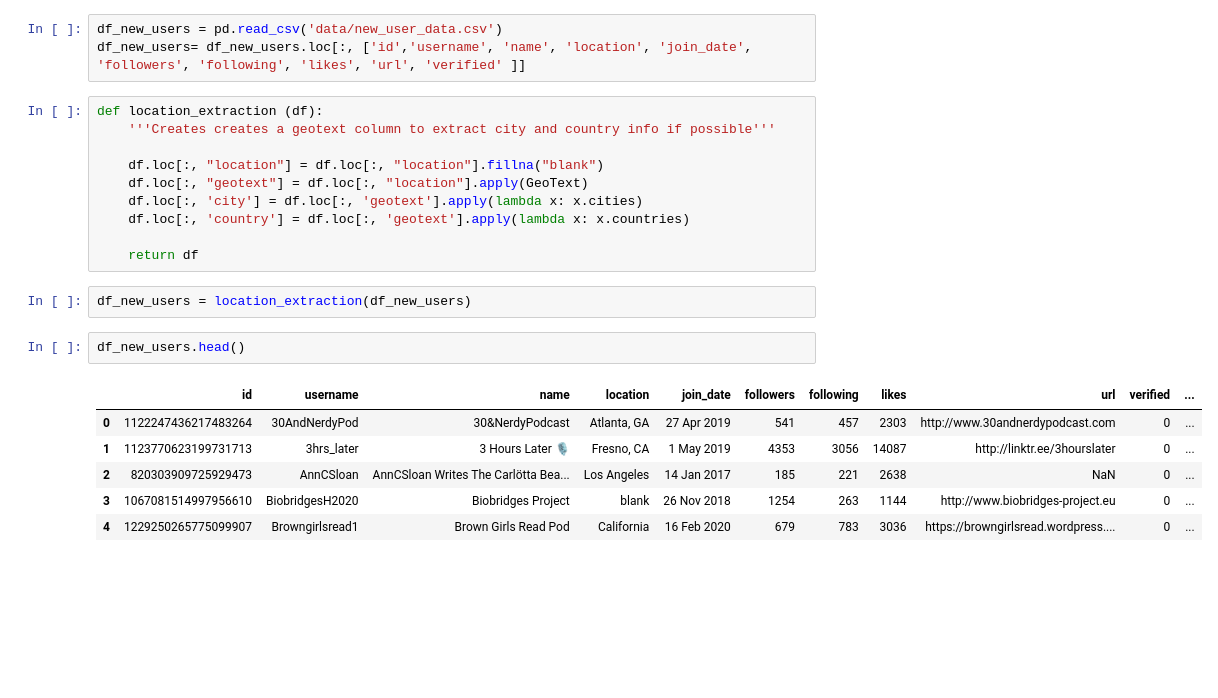
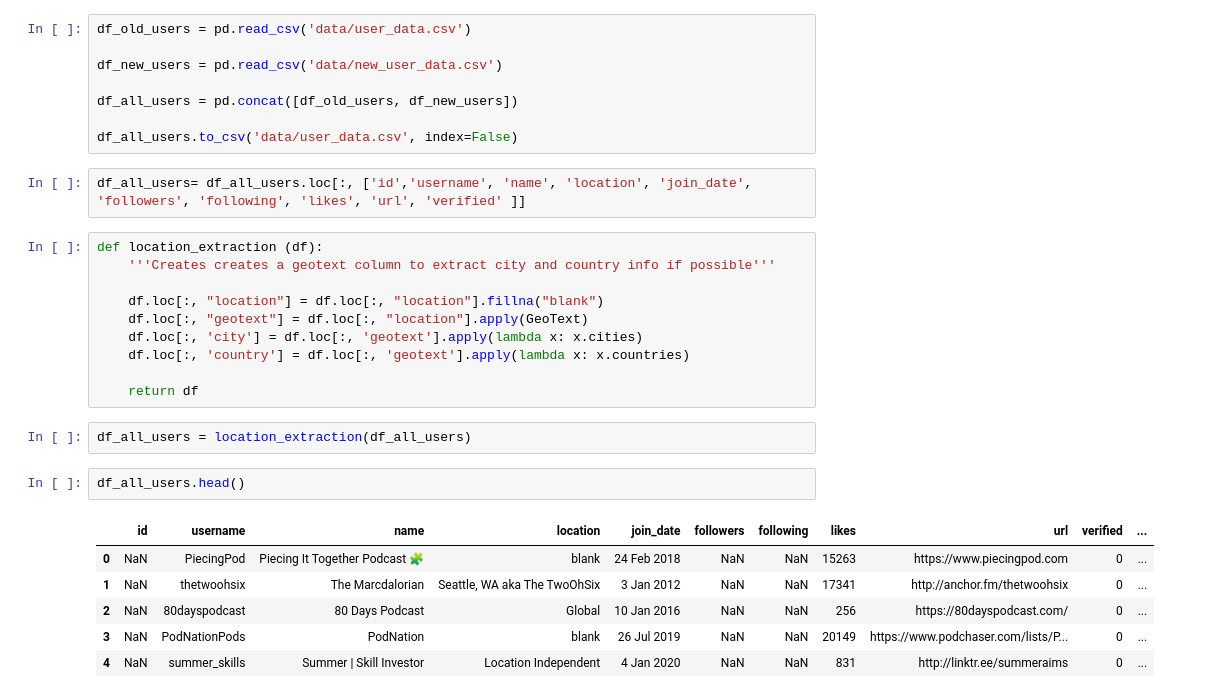
Before and after one commit to educatorsRlearners/podrevday, a Jupyter notebook: updater.ipynb, the cells around one changed output. Drawn from its saved outputs; the diff is of its cells as text; blank space fills up the shorter version.

```diff
--- a/updater.ipynb
+++ b/updater.ipynb
@@ -78,6 +105,13 @@ users_df.to_csv('data/new_user_data.csv', index=False)
+# %%
+df_old_users = pd.read_csv('data/user_data.csv')
+
+df_new_users = pd.read_csv('data/new_user_data.csv')
+
+df_all_users = pd.concat([df_old_users, df_new_users])
+
+df_all_users.to_csv('data/user_data.csv', index=False)
 # %%
-df_new_users = pd.read_csv('data/new_user_data.csv')
-df_new_users= df_new_users.loc[:, ['id','username', 'name', 'location', 'join_date', 'followers', 'following', 'likes', 'url', 'verified' ]]
+df_all_users= df_all_users.loc[:, ['id','username', 'name', 'location', 'join_date', 'followers', 'following', 'likes', 'url', 'verified' ]]
 # %%
 def location_extraction (df):
     '''Creates creates a geotext column to extract city and country info if possible'''
@@ -88,17 +122,17 @@ def location_extraction (df):
     df.loc[:, 'country'] = df.loc[:, 'geotext'].apply(lambda x: x.countries)
 
     return df
-# %%
-df_new_users = location_extraction(df_new_users)
+# %%
+df_all_users = location_extraction(df_all_users)
 # %%
-df_new_users.head()
+df_all_users.head()
 # %% [output]
 |  | id | username | name | location | join_date | followers | following | likes | url | verified | ... |
-| 0 | 1122247436217483264 | 30AndNerdyPod | 30&NerdyPodcast | Atlanta, GA | 27 Apr 2019 | 541 | 457 | 2303 | http://www.30andnerdypodcast.com | 0 | ... |
-| 1 | 1123770623199731713 | 3hrs_later | 3 Hours Later 🎙 | Fresno, CA | 1 May 2019 | 4353 | 3056 | 14087 | http://linktr.ee/3hourslater | 0 | ... |
-| 2 | 820303909725929473 | AnnCSloan | AnnCSloan Writes The Carlötta Bea... | Los Angeles | 14 Jan 2017 | 185 | 221 | 2638 | NaN | 0 | ... |
-| 3 | 1067081514997956610 | BiobridgesH2020 | Biobridges Project | blank | 26 Nov 2018 | 1254 | 263 | 1144 | http://www.biobridges-project.eu | 0 | ... |
-| 4 | 1229250265775099907 | Browngirlsread1 | Brown Girls Read Pod | California | 16 Feb 2020 | 679 | 783 | 3036 | https://browngirlsread.wordpress.... | 0 | ... |
+| 0 | NaN | PiecingPod | Piecing It Together Podcast 🧩 | blank | 24 Feb 2018 | NaN | NaN | 15263 | https://www.piecingpod.com | 0 | ... |
+| 1 | NaN | thetwoohsix | The Marcdalorian | Seattle, WA aka The TwoOhSix | 3 Jan 2012 | NaN | NaN | 17341 | http://anchor.fm/thetwoohsix | 0 | ... |
+| 2 | NaN | 80dayspodcast | 80 Days Podcast | Global | 10 Jan 2016 | NaN | NaN | 256 | https://80dayspodcast.com/ | 0 | ... |
+| 3 | NaN | PodNationPods | PodNation | blank | 26 Jul 2019 | NaN | NaN | 20149 | https://www.podchaser.com/lists/P... | 0 | ... |
+| 4 | NaN | summer_skills | Summer | Skill Investor | Location Independent | 4 Jan 2020 | NaN | NaN | 831 | http://linktr.ee/summeraims | 0 | ... |
 # %%
 from geonamescache import GeonamesCache
 gc = GeonamesCache()
```
Also changed, not shown: parts of 12 cells of this notebook, 13 other files.
